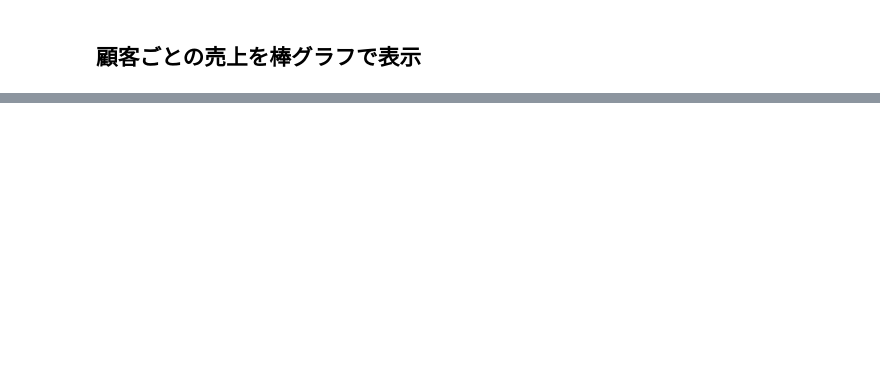
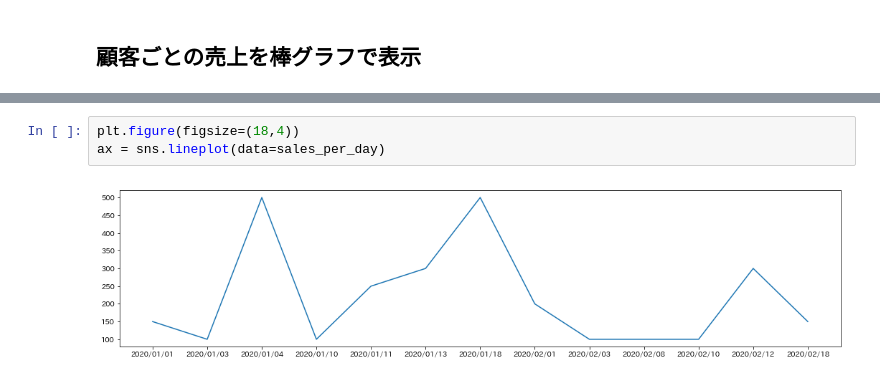
Before and after one commit to katsuhisa91/python_excel_book, a Jupyter notebook: sample/data_analysis/customer_analysis.ipynb, the cells around one changed output, grey strips where cells are left out. Drawn from its saved outputs; the diff is of its cells as text; blank space fills up the shorter version.

```diff
--- a/sample/data_analysis/customer_analysis.ipynb
+++ b/sample/data_analysis/customer_analysis.ipynb
@@ -143,0 +216,5 @@ ax = sns.barplot(x=sales_per_customer.index, y="購買金額", data=sales_per_cu
+# %%
+plt.figure(figsize=(18,4))
+ax = sns.lineplot(data=sales_per_day)
+# %% [output]
+[figure, added]
```
Also changed, not shown: parts of 16 cells of this notebook.
